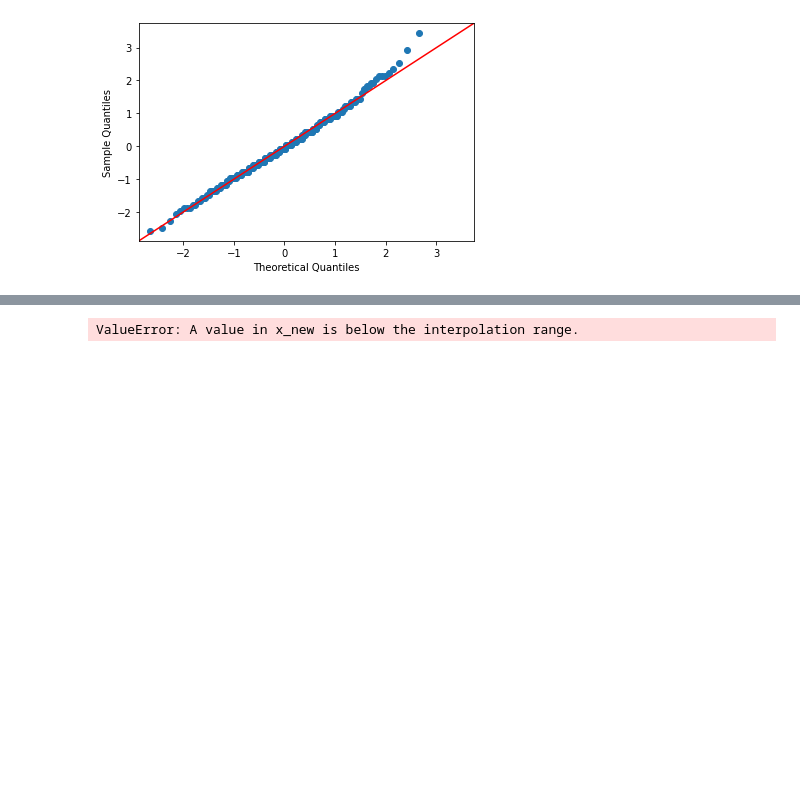
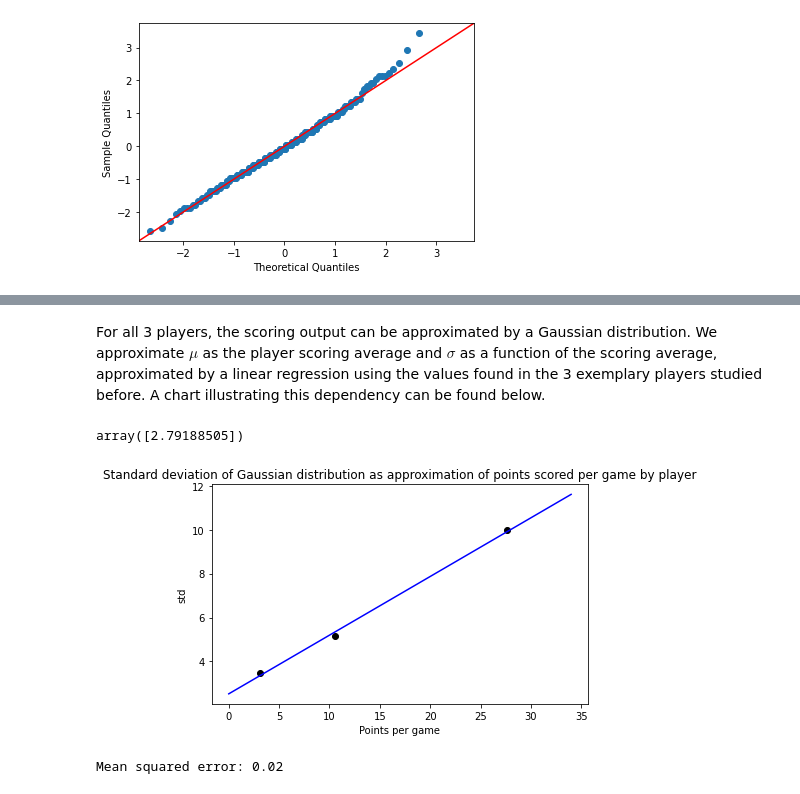
Before and after one commit to gabrielfior/nba-franchise-manager, a Jupyter notebook: notebooks/analysis_point_scored_per_game.ipynb, the cells around one changed output, grey strips where cells are left out. Saved outputs shown, nothing was run; the diff lists cells and outputs as text; code cells hidden in the pictures; blank space fills up the shorter version.

```diff
--- a/notebooks/analysis_point_scored_per_game.ipynb
+++ b/notebooks/analysis_point_scored_per_game.ipynb
@@ -128,4 +89,32 @@ f = interp1d(x, y, kind='nearest')
-# %%
-f(0)
-# %% [output]
-ValueError: A value in x_new is below the interpolation range.
+# %% [markdown]
+For all 3 players, the scoring output can be approximated by a Gaussian distribution.
+We approximate $\mu$ as the player scoring average and $\sigma$ as a function of the scoring average, approximated by a linear regression using the values found in the 3 exemplary players studied before. A chart illustrating this dependency can be found below.
+# %%
+points = [27.68,10.525,3.07]
+stds = [9.98,5.16, 3.47]
+x_points = np.array(points).reshape(-1, 1)
+y_points = np.array(stds)
+
+reg = LinearRegression().fit(x_points, y_points)
+reg.score(x_points, y_points)
+reg.coef_
+reg.intercept_
+reg.predict(np.array([[1]]))
+# %% [output]
+array([2.79188505])
+# %%
+fig,ax = plt.subplots()
+points_axis = list(range(35))
+std = [reg.predict(np.array([[i]])) for i in points_axis]
+plt.plot(points_axis, std,'b')
+plt.title('Standard deviation of Gaussian distribution as approximation of points scored per game by player')
+plt.ylabel('std')
+plt.xlabel('Points per game')
+plt.scatter(x_points, y_points, color='black')
+plt.tight_layout()
+plt.show()
+
+print("Mean squared error: %.2f" % mean_squared_error(stds, [float(reg.predict(np.array([[i]]))) for i in points]))
+# %% [output]
+[figure, added]
+Mean squared error: 0.02
```
Also changed, not shown: parts of 17 cells of this notebook, 11 other files.
